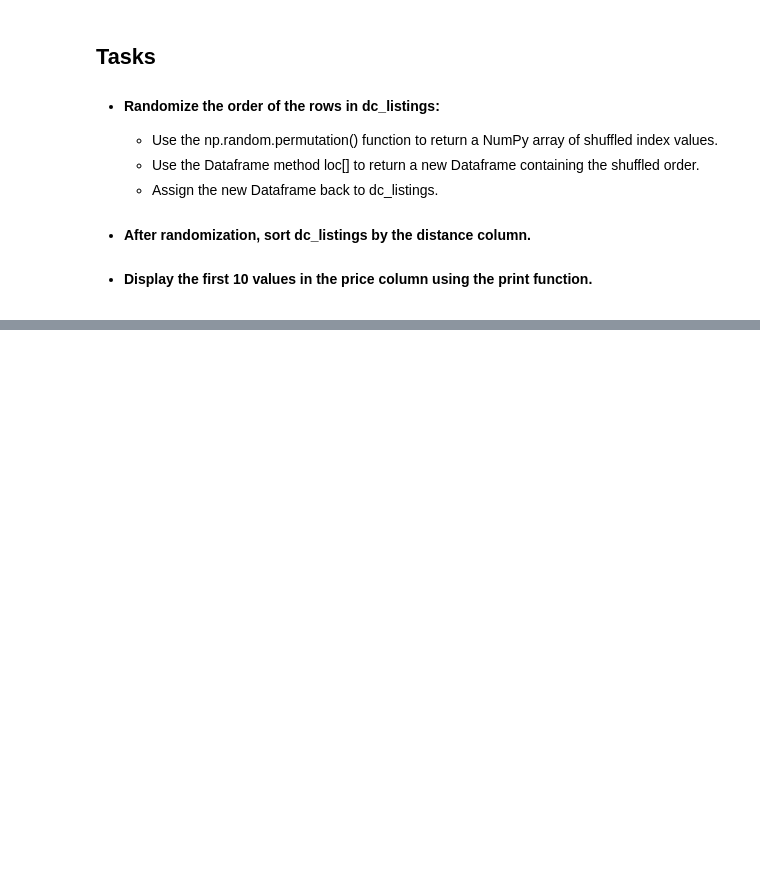
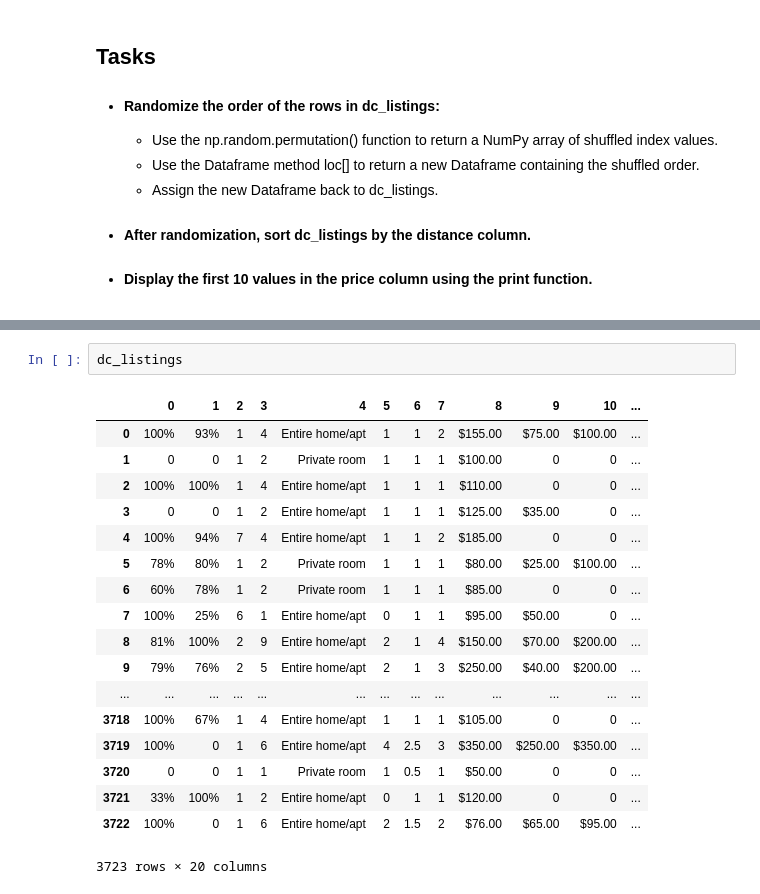
Before and after one commit to Priyanka14052000/Internship-in-ML-and-AI, a Jupyter notebook: Day 13 - June 7/Day 13 - June 07 - jupyter.ipynb, the cells around one changed output, grey strips where cells are left out. Drawn from its saved outputs; the diff is of its cells as text; blank space fills up the shorter version.

```diff
--- a/Day 13 - June 7/Day 13 - June 07 - jupyter.ipynb
+++ b/Day 13 - June 7/Day 13 - June 07 - jupyter.ipynb
@@ -120,0 +136,21 @@ Name: 14, dtype: object
+# %%
+dc_listings
+# %% [output]
+|  | 0 | 1 | 2 | 3 | 4 | 5 | 6 | 7 | 8 | 9 | 10 | ... |
+| 0 | 100% | 93% | 1 | 4 | Entire home/apt | 1 | 1 | 2 | $155.00 | $75.00 | $100.00 | ... |
+| 1 | 0 | 0 | 1 | 2 | Private room | 1 | 1 | 1 | $100.00 | 0 | 0 | ... |
+| 2 | 100% | 100% | 1 | 4 | Entire home/apt | 1 | 1 | 1 | $110.00 | 0 | 0 | ... |
+| 3 | 0 | 0 | 1 | 2 | Entire home/apt | 1 | 1 | 1 | $125.00 | $35.00 | 0 | ... |
+| 4 | 100% | 94% | 7 | 4 | Entire home/apt | 1 | 1 | 2 | $185.00 | 0 | 0 | ... |
+| 5 | 78% | 80% | 1 | 2 | Private room | 1 | 1 | 1 | $80.00 | $25.00 | $100.00 | ... |
+| 6 | 60% | 78% | 1 | 2 | Private room | 1 | 1 | 1 | $85.00 | 0 | 0 | ... |
+| 7 | 100% | 25% | 6 | 1 | Entire home/apt | 0 | 1 | 1 | $95.00 | $50.00 | 0 | ... |
+| 8 | 81% | 100% | 2 | 9 | Entire home/apt | 2 | 1 | 4 | $150.00 | $70.00 | $200.00 | ... |
+| 9 | 79% | 76% | 2 | 5 | Entire home/apt | 2 | 1 | 3 | $250.00 | $40.00 | $200.00 | ... |
+| ... | ... | ... | ... | ... | ... | ... | ... | ... | ... | ... | ... | ... |
+| 3718 | 100% | 67% | 1 | 4 | Entire home/apt | 1 | 1 | 1 | $105.00 | 0 | 0 | ... |
+| 3719 | 100% | 0 | 1 | 6 | Entire home/apt | 4 | 2.5 | 3 | $350.00 | $250.00 | $350.00 | ... |
+| 3720 | 0 | 0 | 1 | 1 | Private room | 1 | 0.5 | 1 | $50.00 | 0 | 0 | ... |
+| 3721 | 33% | 100% | 1 | 2 | Entire home/apt | 0 | 1 | 1 | $120.00 | 0 | 0 | ... |
+| 3722 | 100% | 0 | 1 | 6 | Entire home/apt | 2 | 1.5 | 2 | $76.00 | $65.00 | $95.00 | ... |
+3723 rows × 20 columns
```
Also changed, not shown: parts of 4 cells of this notebook.
